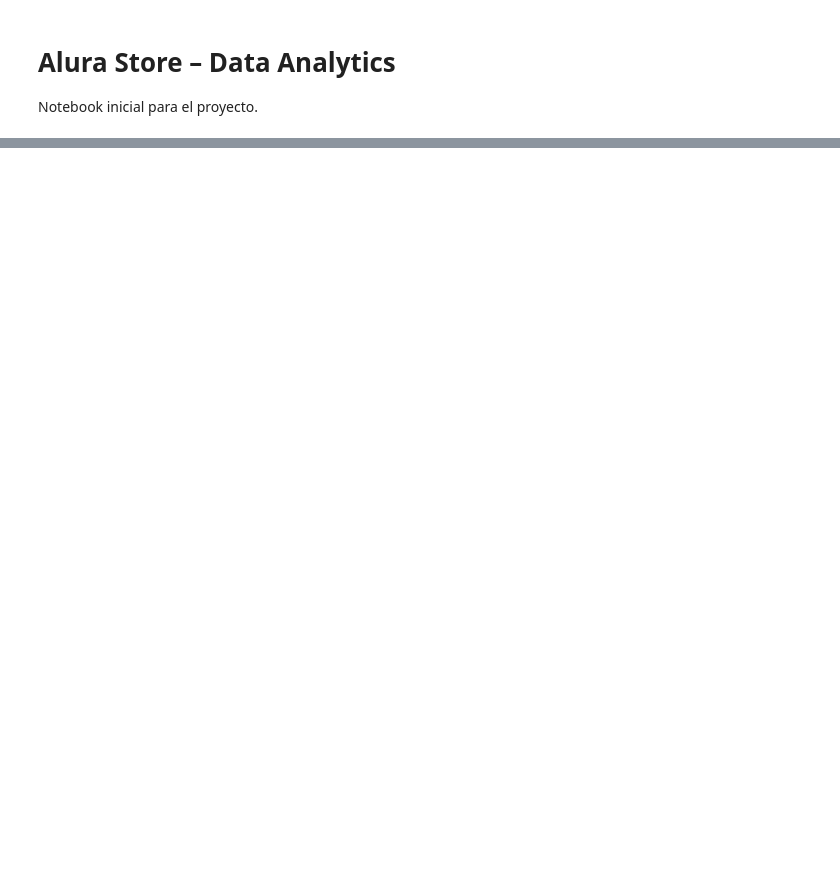
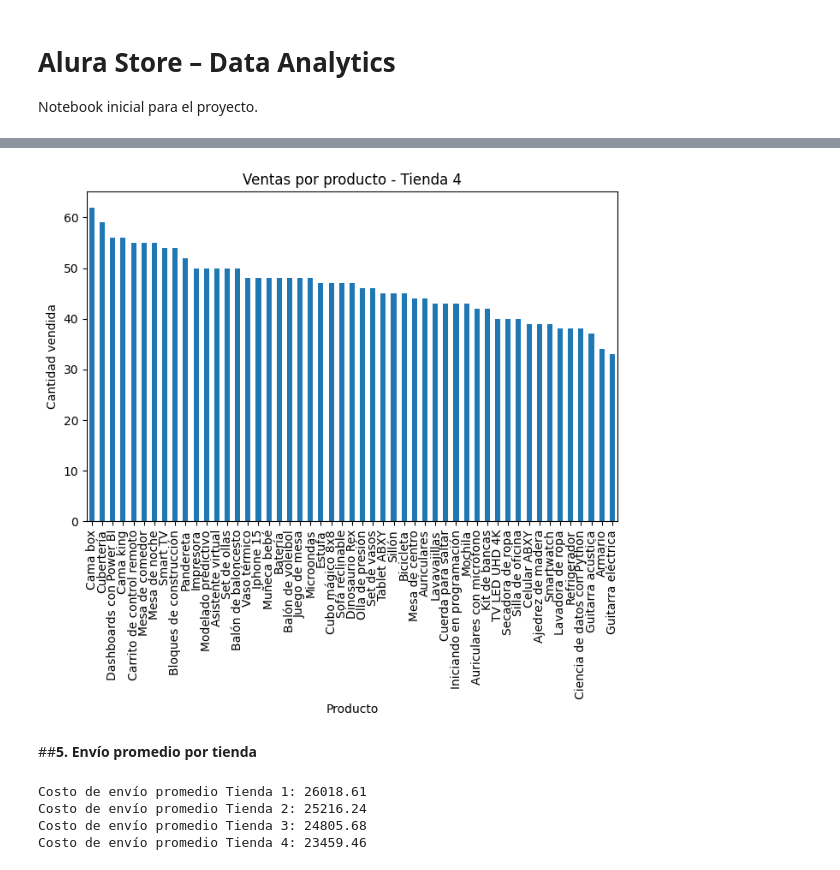
Before and after one commit to MadridVP/Alura-Store_Data_Analytic_VM, a Jupyter notebook: Alura_Store_VPM.ipynb, the cells around one changed output, grey strips where cells are left out. Cells and saved outputs as stored; diff of their text form; code cells hidden in the pictures; blank space fills up the shorter version.

```diff
--- a/Alura_Store_VPM.ipynb
+++ b/Alura_Store_VPM.ipynb
@@ -28,0 +211,32 @@ tienda.head()
+# %%
+import matplotlib.pyplot as plt
+
+# Tienda 4
+ventas_t4 = tienda4['Producto'].value_counts()
+plt.figure(figsize=(8,5))
+ventas_t4.plot(kind='bar')
+plt.title('Ventas por producto - Tienda 4')
+plt.xlabel('Producto')
+plt.ylabel('Cantidad vendida')
+plt.show()
+# %% [output]
+[figure, added]
+# %% [markdown]
+##**5. Envío promedio por tienda**
+# %%
+# Promedio de costo de envío en cada tienda
+prom_envio_t1 = tienda['Costo de envío'].mean()
+prom_envio_t2 = tienda2['Costo de envío'].mean()
+prom_envio_t3 = tienda3['Costo de envío'].mean()
+prom_envio_t4 = tienda4['Costo de envío'].mean()
+
+# Mostrar resultados redondeados a 2 decimales
+print("Costo de envío promedio Tienda 1:", round(prom_envio_t1, 2))
+print("Costo de envío promedio Tienda 2:", round(prom_envio_t2, 2))
+print("Costo de envío promedio Tienda 3:", round(prom_envio_t3, 2))
+print("Costo de envío promedio Tienda 4:", round(prom_envio_t4, 2))
+# %% [output]
+Costo de envío promedio Tienda 1: 26018.61
+Costo de envío promedio Tienda 2: 25216.24
+Costo de envío promedio Tienda 3: 24805.68
+Costo de envío promedio Tienda 4: 23459.46
```
Also changed, not shown: parts of 19 cells of this notebook.
